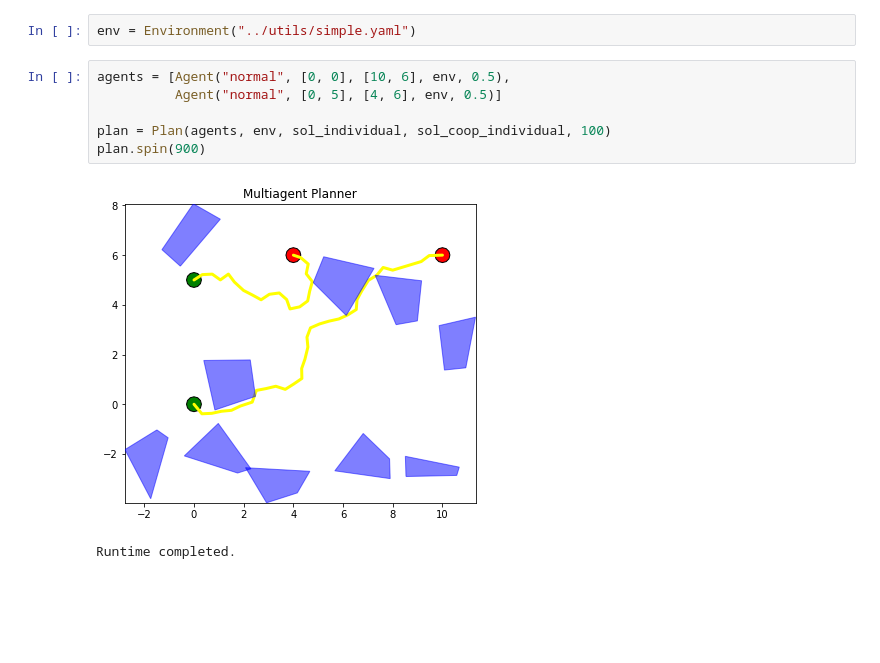
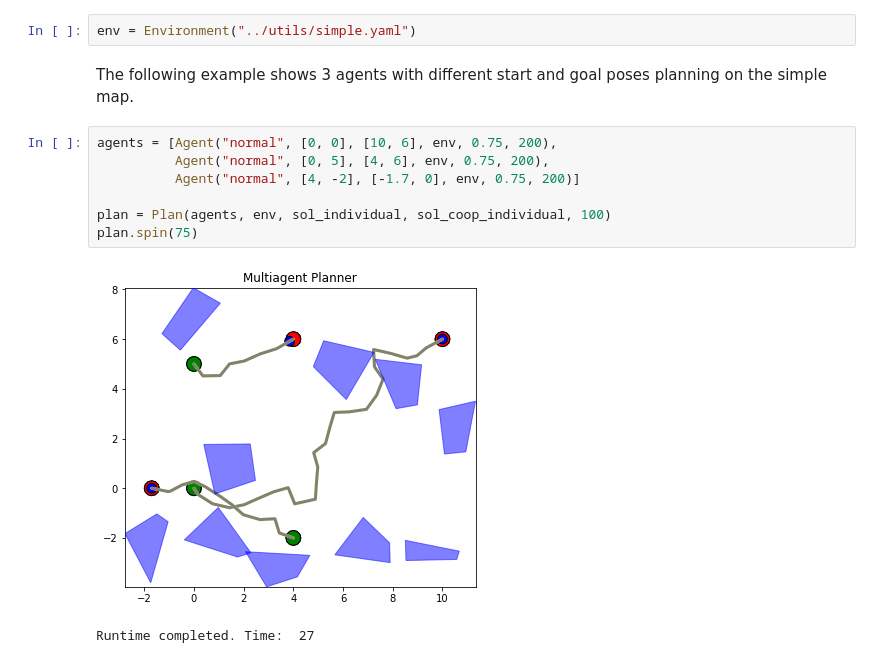
Before and after one commit to cog-rob-spring-2020/distributed-planning, a Jupyter notebook: solutions/planner_example.ipynb, the cells around one changed output. Drawn from its saved outputs; the diff is of its cells as text; blank space fills up the shorter version.

```diff
--- a/solutions/planner_example.ipynb
+++ b/solutions/planner_example.ipynb
@@ -12,12 +12,15 @@ from solutions.agent import Agent
 from utils.environment import Environment
 # %%
 env = Environment("../utils/simple.yaml")
+# %% [markdown]
+The following example shows 3 agents with different start and goal poses planning on the simple map.
 # %%
-agents = [Agent("normal", [0, 0], [10, 6], env, 0.5),
-          Agent("normal", [0, 5], [4, 6], env, 0.5)]
+agents = [Agent("normal", [0, 0], [10, 6], env, 0.75, 200),
+          Agent("normal", [0, 5], [4, 6], env, 0.75, 200),
+          Agent("normal", [4, -2], [-1.7, 0], env, 0.75, 200)]
 
 plan = Plan(agents, env, sol_individual, sol_coop_individual, 100)
-plan.spin(900)
+plan.spin(75)
 # %% [output]
-[figure, old version]
+[figure, new version]
-Runtime completed.
+Runtime completed. Time:  27
```
Also changed, not shown: parts of 2 cells of this notebook, 4 other files.
